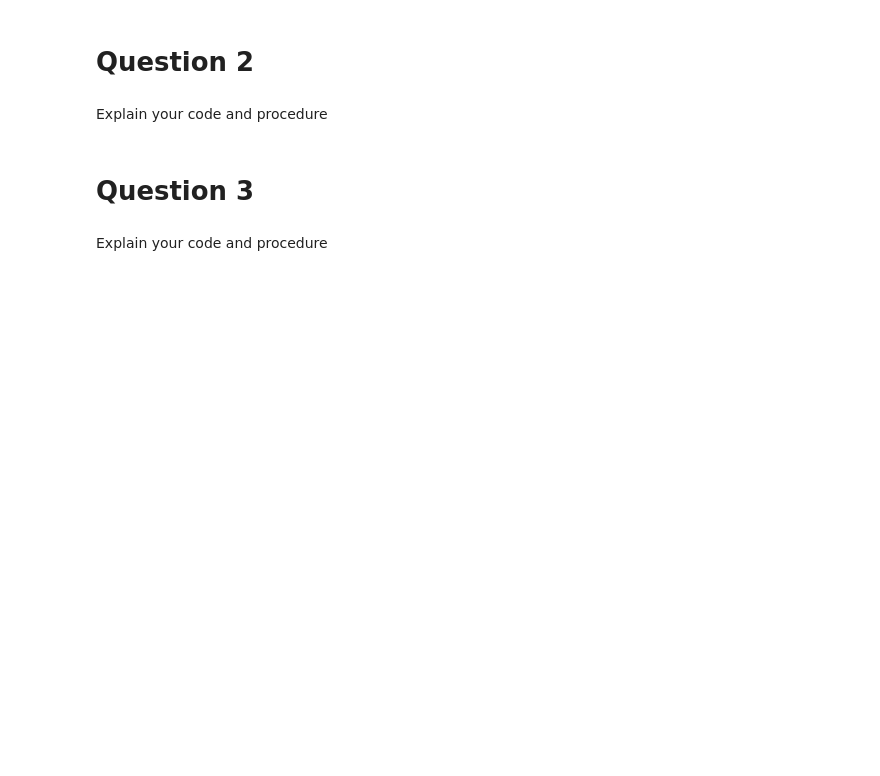
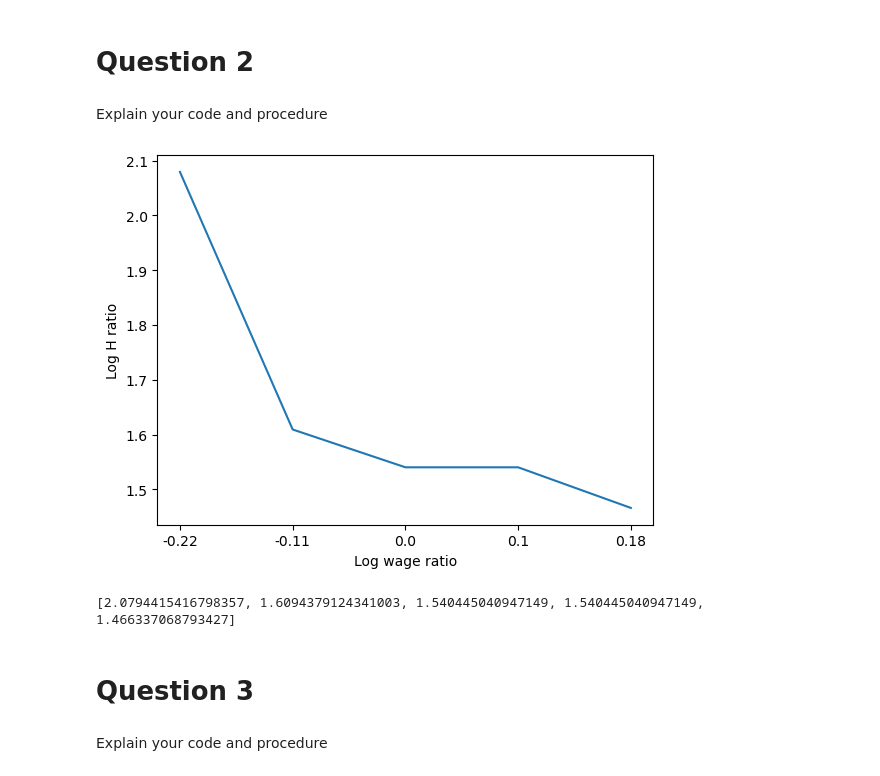
Before and after one commit to NumEconCopenhagen/projects-2023-kernen-af-kulten, a Jupyter notebook: inauguralproject/inauguralproject.ipynb, the cells around one changed output. Cells and saved outputs as stored; diff of their text form; code cells hidden in the pictures; blank space fills up the shorter version.

```diff
--- a/inauguralproject/inauguralproject.ipynb
+++ b/inauguralproject/inauguralproject.ipynb
@@ -73,3 +71,25 @@ Explain your code and procedure
+# %%
+wageratio = [0.8, 0.9, 1.0, 1.1, 1.2]
+lwageratio = wageratio
+loutput = []
+counter = 0
+for wage in wageratio:
+    lwageratio[counter] = round(math.log(wage),2)
+    counter = counter+1
+    hm.par.wF = wage
+    loutput.append(math.log(hm.solve_discrete().ratio))
+
+
+plt.plot(loutput)
+plt.ylabel("Log H ratio")
+plt.xticks([0,1,2,3,4],lwageratio)
+plt.xlabel("Log wage ratio")
+
+plt.show()
+print(loutput)
+# %% [output]
+[figure, added]
+[2.0794415416798357, 1.6094379124341003, 1.540445040947149, 1.540445040947149, 1.466337068793427]
 # %% [markdown]
 # Question 3
 # %% [markdown]
```
Also changed, not shown: parts of 2 cells of this notebook.
